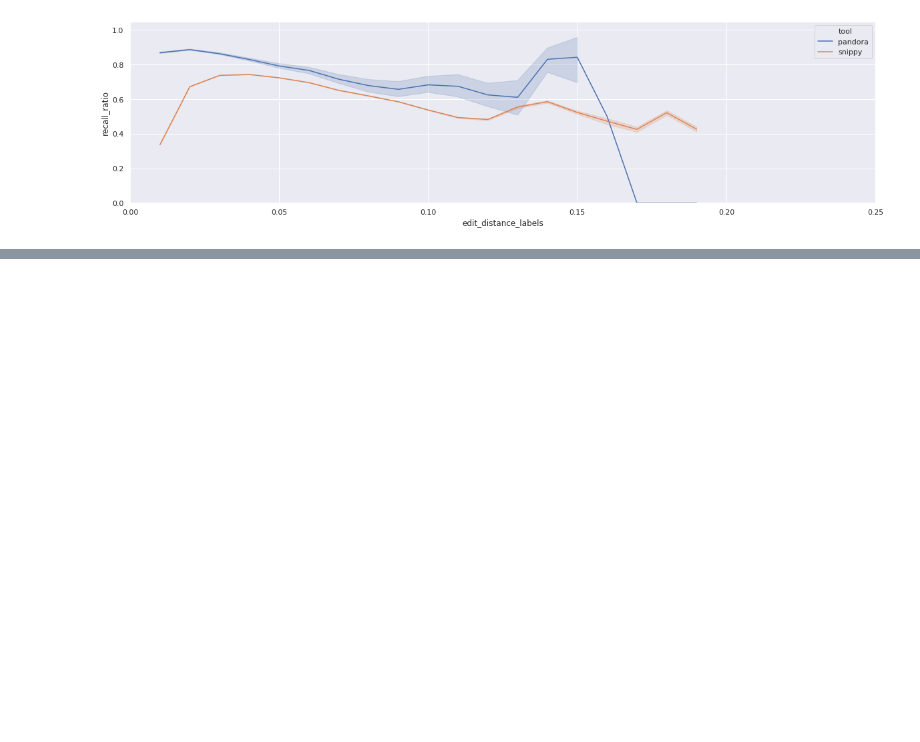
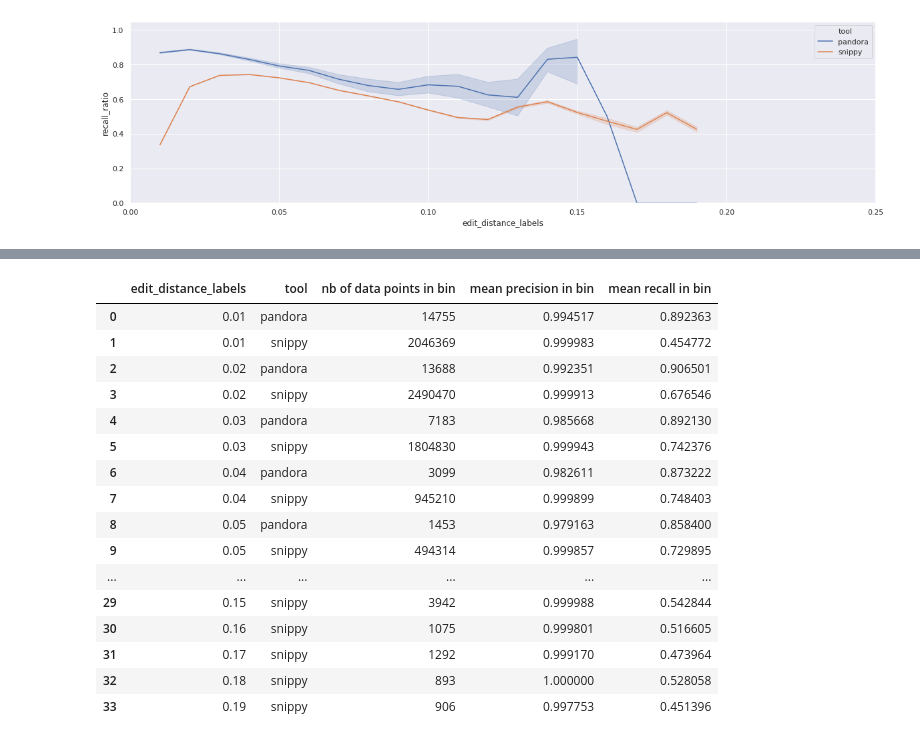
Before and after one commit to leoisl/pandora_gene_distance, a Jupyter notebook: notebooks/eda.ipynb, the cells around one changed output, grey strips where cells are left out. Cells and saved outputs as stored; diff of their text form; code cells hidden in the pictures; blank space fills up the shorter version.

```diff
--- a/notebooks/eda.ipynb
+++ b/notebooks/eda.ipynb
@@ -203,0 +307,33 @@ plot_lineplot_count_in_genes_in_several_bins(df_precision_with_step_001, step=0.
+# %%
+def merge_dfs(df_precision, df_recall):
+    df = df_precision.merge(df_recall, on=["edit_distance_labels", "tool", "gene", "truth", "ref", "distance"])
+    del df["gene"],df["truth"],df["ref"],df["distance"],df["max_precision"],df["observed_precision"],df["max_recall"],df["observed_recall"]
+    return df
+
+temp_df = merge_dfs(df_precision_with_step_001, df_recall_with_step_001)
+# %%
+count_df = temp_df.groupby(by=["edit_distance_labels", "tool"], as_index=False).agg({
+    "precision_ratio": ["count", "mean"],
+    "recall_ratio": ["mean"],
+})
+count_df.columns = ["edit_distance_labels", "tool", "nb of data points in bin", "mean precision in bin", "mean recall in bin"]
+
+display(count_df)
+# %% [output]
+|  | edit_distance_labels | tool | nb of data points in bin | mean precision in bin | mean recall in bin |
+| 0 | 0.01 | pandora | 14755 | 0.994517 | 0.892363 |
+| 1 | 0.01 | snippy | 2046369 | 0.999983 | 0.454772 |
+| 2 | 0.02 | pandora | 13688 | 0.992351 | 0.906501 |
+| 3 | 0.02 | snippy | 2490470 | 0.999913 | 0.676546 |
+| 4 | 0.03 | pandora | 7183 | 0.985668 | 0.892130 |
+| 5 | 0.03 | snippy | 1804830 | 0.999943 | 0.742376 |
+| 6 | 0.04 | pandora | 3099 | 0.982611 | 0.873222 |
+| 7 | 0.04 | snippy | 945210 | 0.999899 | 0.748403 |
+| 8 | 0.05 | pandora | 1453 | 0.979163 | 0.858400 |
+| 9 | 0.05 | snippy | 494314 | 0.999857 | 0.729895 |
+| ... | ... | ... | ... | ... | ... |
+| 29 | 0.15 | snippy | 3942 | 0.999988 | 0.542844 |
+| 30 | 0.16 | snippy | 1075 | 0.999801 | 0.516605 |
+| 31 | 0.17 | snippy | 1292 | 0.999170 | 0.473964 |
+| 32 | 0.18 | snippy | 893 | 1.000000 | 0.528058 |
+| 33 | 0.19 | snippy | 906 | 0.997753 | 0.451396 |
```
Also changed, not shown: parts of 35 cells of this notebook.
